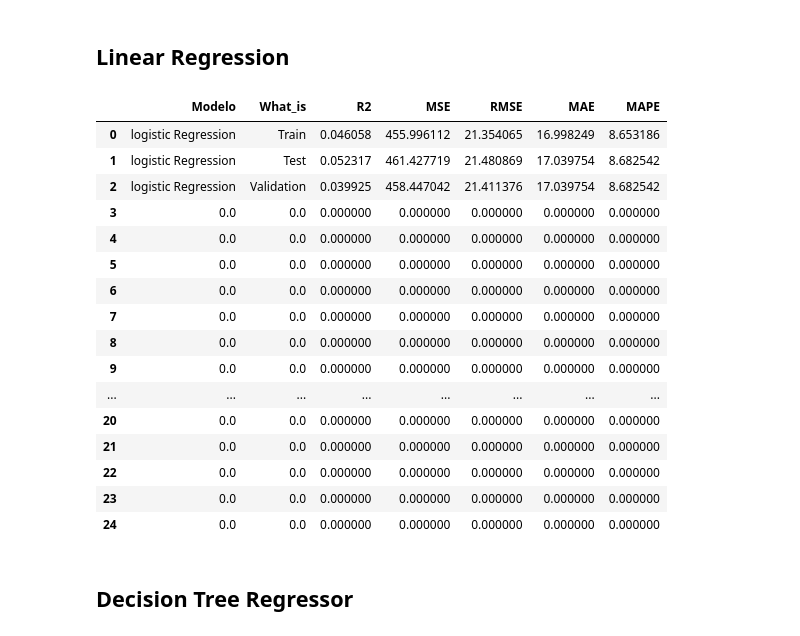
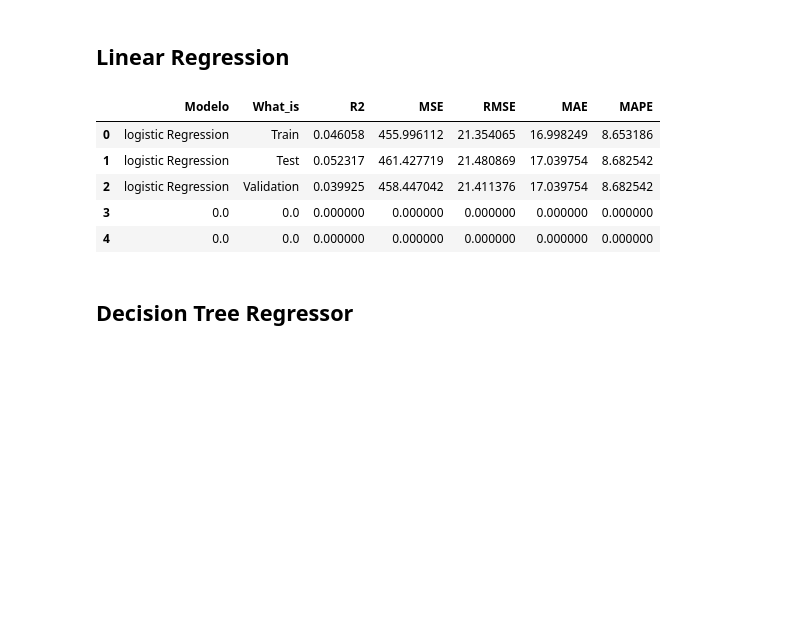
Before and after one commit to antonioorichard/respositorio_ML, a Jupyter notebook: Projetodo_do_aluno.ipynb, the cells around one changed output. Saved outputs shown, nothing was run; the diff lists cells and outputs as text; code cells hidden in the pictures; blank space fills up the shorter version.

```diff
--- a/Projetodo_do_aluno.ipynb
+++ b/Projetodo_do_aluno.ipynb
@@ -269,2 +303,2 @@ Results_classication
 # %%
-y_pred_train, y_pred_test, y_pred_val = coach( LogisticRegression(random_state=0), X_train, y_train,  X_test, X_val)
+y_pred_train, y_pred_test, y_pred_val = coach( LogisticRegression(C=0.8, solver='liblinear', max_iter=300), X_train, y_train,  X_test, X_val)
@@ -346,7 +352,7 @@ X_val
 # Create DataFrame the Register
 Results_Regression = pd.DataFrame()
 # Train
-for index in range(0,25,1):
+for index in range(0,30,1):
     Results_Regression.loc[index, 'Modelo'   ] = 0
     Results_Regression.loc[index, 'What_is'  ] = 0
     Results_Regression.loc[index, 'R2'   ]     = 0
@@ -579,26 +585,15 @@ y_pred_train, y_pred_test, y_pred_val = coach( LinearRegression(), X_train, y_tr
 # %%
 r2, mse, rmse,  mae, mape= metricas( y_train, y_pred_train,   y_test, y_pred_test,   y_val, y_pred_val)
 Results_Regression = register(Results_Regression, 'logistic Regression', r2, mse, rmse,  mae, mape )
 
-Results_Regression
+Results_Regression.head()
 # %% [output]
 |  | Modelo | What_is | R2 | MSE | RMSE | MAE | MAPE |
 | 0 | logistic Regression | Train | 0.046058 | 455.996112 | 21.354065 | 16.998249 | 8.653186 |
 | 1 | logistic Regression | Test | 0.052317 | 461.427719 | 21.480869 | 17.039754 | 8.682542 |
 | 2 | logistic Regression | Validation | 0.039925 | 458.447042 | 21.411376 | 17.039754 | 8.682542 |
 | 3 | 0.0 | 0.0 | 0.000000 | 0.000000 | 0.000000 | 0.000000 | 0.000000 |
 | 4 | 0.0 | 0.0 | 0.000000 | 0.000000 | 0.000000 | 0.000000 | 0.000000 |
-| 5 | 0.0 | 0.0 | 0.000000 | 0.000000 | 0.000000 | 0.000000 | 0.000000 |
-| 6 | 0.0 | 0.0 | 0.000000 | 0.000000 | 0.000000 | 0.000000 | 0.000000 |
-| 7 | 0.0 | 0.0 | 0.000000 | 0.000000 | 0.000000 | 0.000000 | 0.000000 |
-| 8 | 0.0 | 0.0 | 0.000000 | 0.000000 | 0.000000 | 0.000000 | 0.000000 |
-| 9 | 0.0 | 0.0 | 0.000000 | 0.000000 | 0.000000 | 0.000000 | 0.000000 |
-| ... | ... | ... | ... | ... | ... | ... | ... |
-| 20 | 0.0 | 0.0 | 0.000000 | 0.000000 | 0.000000 | 0.000000 | 0.000000 |
-| 21 | 0.0 | 0.0 | 0.000000 | 0.000000 | 0.000000 | 0.000000 | 0.000000 |
-| 22 | 0.0 | 0.0 | 0.000000 | 0.000000 | 0.000000 | 0.000000 | 0.000000 |
-| 23 | 0.0 | 0.0 | 0.000000 | 0.000000 | 0.000000 | 0.000000 | 0.000000 |
-| 24 | 0.0 | 0.0 | 0.000000 | 0.000000 | 0.000000 | 0.000000 | 0.000000 |
 # %% [markdown]
 ## Decision Tree Regressor
 # %%
```
Also changed, not shown: parts of 40 cells of this notebook.
